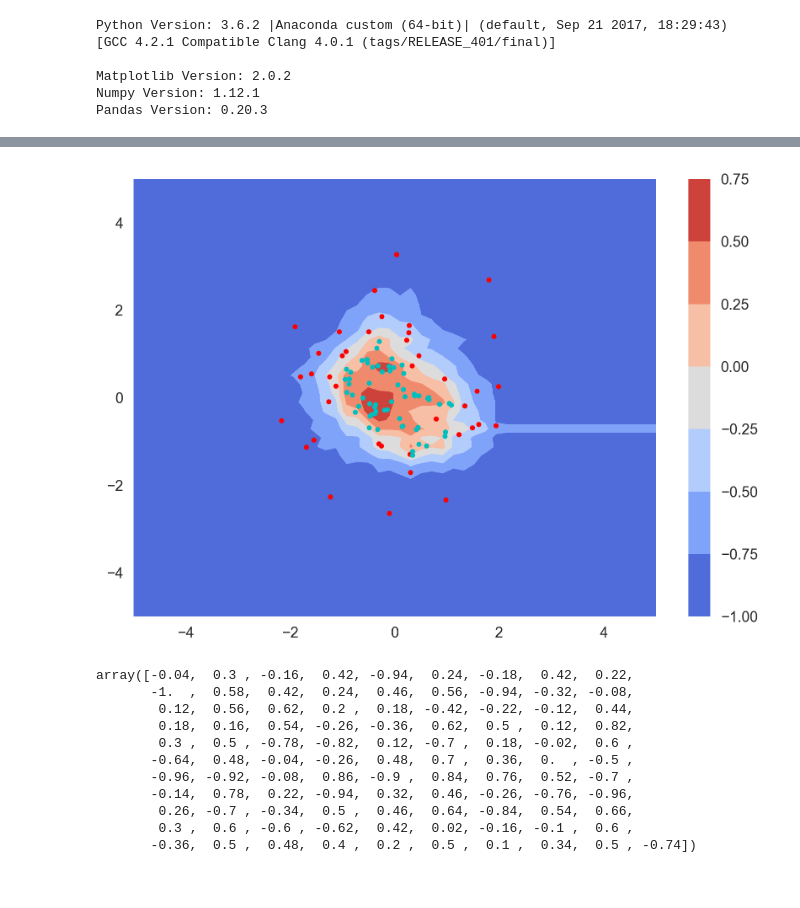
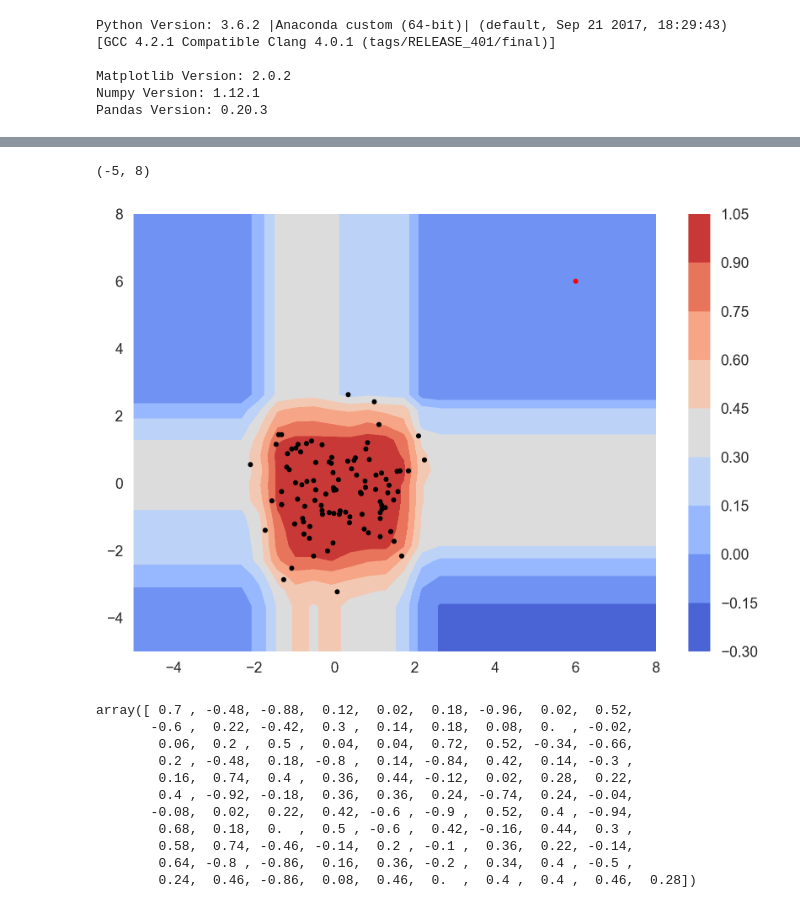
Before and after one commit to ZWMiller/machine_learning_from_scratch, a Jupyter notebook: notebooks/anomaly_detection/isolation_forest.ipynb, the cells around one changed output, grey strips where cells are left out. Drawn from its saved outputs; the diff is of its cells as text; code cells hidden in the pictures.

Commit message:
update isolation forest to allow thresholding

```diff
--- a/notebooks/anomaly_detection/isolation_forest.ipynb
+++ b/notebooks/anomaly_detection/isolation_forest.ipynb
@@ -370,0 +378,21 @@ plt.ylim(-5,8)
+# %%
+iso_for2 = isolation_forest(n_trees=100, threshold=2)
+iso_for2.fit(X)
+# %%
+preds2 = iso_for2.predict(X)
+# %%
+plt.figure(dpi=250)
+for pt,label in zip(X,preds2):
+    if label > 0:
+        plt.scatter(pt[0], pt[1],c='c', s=10)
+    else:
+        plt.scatter(pt[0], pt[1],c='r',s=10)
+
+for pt,label in zip(outlier,iso_for2.predict(outlier)):
+    if label > 0:
+        plt.scatter(pt[0], pt[1],c='c',s=10)
+    else:
+        plt.scatter(pt[0], pt[1],c='r',s=10)
+
+plt.xlim(-5,8)
+plt.ylim(-5,8)
@@ -371,29 +402,38 @@ plt.ylim(-5,8)
 # %%
-xx, yy = np.meshgrid(np.linspace(-5, 5, 50), np.linspace(-5, 5, 50))
-Z = iso_for.decision_function(np.c_[xx.ravel(), yy.ravel()])
+xx, yy = np.meshgrid(np.linspace(-5, 8, 30), np.linspace(-5, 8, 30))
+Z = iso_for2.decision_function(np.c_[xx.ravel(), yy.ravel()])
 Z = Z.reshape(xx.shape)
 # %%
 plt.figure(dpi=250)
 plt.contourf(xx, yy, Z, cmap=plt.cm.coolwarm)
 plt.colorbar()
-for pt,label in zip(X,preds):
+for pt,label in zip(X,preds2):
     if label > 0:
-        plt.scatter(pt[0], pt[1],c='c', s=10)
+        plt.scatter(pt[0], pt[1],c='k', s=10)
     else:
         plt.scatter(pt[0], pt[1],c='r',s=10)
+for pt,label in zip(outlier,iso_for2.predict(outlier)):
+    if label > 0:
+        plt.scatter(pt[0], pt[1],c='k',s=10)
+    else:
+        plt.scatter(pt[0], pt[1],c='r',s=10)
+
+plt.xlim(-5,8)
+plt.ylim(-5,8)
 # %% [output]
+(-5, 8)
-[figure, old version]
+[figure, new version]
 # %%
-iso_for.decision_function(X)
+iso_for2.decision_function(X)
 # %% [output]
-array([-0.04,  0.3 , -0.16,  0.42, -0.94,  0.24, -0.18,  0.42,  0.22,
-       -1.  ,  0.58,  0.42,  0.24,  0.46,  0.56, -0.94, -0.32, -0.08,
-        0.12,  0.56,  0.62,  0.2 ,  0.18, -0.42, -0.22, -0.12,  0.44,
-        0.18,  0.16,  0.54, -0.26, -0.36,  0.62,  0.5 ,  0.12,  0.82,
-        0.3 ,  0.5 , -0.78, -0.82,  0.12, -0.7 ,  0.18, -0.02,  0.6 ,
-       -0.64,  0.48, -0.04, -0.26,  0.48,  0.7 ,  0.36,  0.  , -0.5 ,
-       -0.96, -0.92, -0.08,  0.86, -0.9 ,  0.84,  0.76,  0.52, -0.7 ,
-       -0.14,  0.78,  0.22, -0.94,  0.32,  0.46, -0.26, -0.76, -0.96,
-        0.26, -0.7 , -0.34,  0.5 ,  0.46,  0.64, -0.84,  0.54,  0.66,
-        0.3 ,  0.6 , -0.6 , -0.62,  0.42,  0.02, -0.16, -0.1 ,  0.6 ,
-       -0.36,  0.5 ,  0.48,  0.4 ,  0.2 ,  0.5 ,  0.1 ,  0.34,  0.5 , -0.74])
+array([ 0.7 , -0.48, -0.88,  0.12,  0.02,  0.18, -0.96,  0.02,  0.52,
+       -0.6 ,  0.22, -0.42,  0.3 ,  0.14,  0.18,  0.08,  0.  , -0.02,
+        0.06,  0.2 ,  0.5 ,  0.04,  0.04,  0.72,  0.52, -0.34, -0.66,
+        0.2 , -0.48,  0.18, -0.8 ,  0.14, -0.84,  0.42,  0.14, -0.3 ,
+        0.16,  0.74,  0.4 ,  0.36,  0.44, -0.12,  0.02,  0.28,  0.22,
+        0.4 , -0.92, -0.18,  0.36,  0.36,  0.24, -0.74,  0.24, -0.04,
+       -0.08,  0.02,  0.22,  0.42, -0.6 , -0.9 ,  0.52,  0.4 , -0.94,
+        0.68,  0.18,  0.  ,  0.5 , -0.6 ,  0.42, -0.16,  0.44,  0.3 ,
+        0.58,  0.74, -0.46, -0.14,  0.2 , -0.1 ,  0.36,  0.22, -0.14,
+        0.64, -0.8 , -0.86,  0.16,  0.36, -0.2 ,  0.34,  0.4 , -0.5 ,
+        0.24,  0.46, -0.86,  0.08,  0.46,  0.  ,  0.4 ,  0.4 ,  0.46,  0.28])
```
Also changed, not shown: parts of 12 cells of this notebook.
